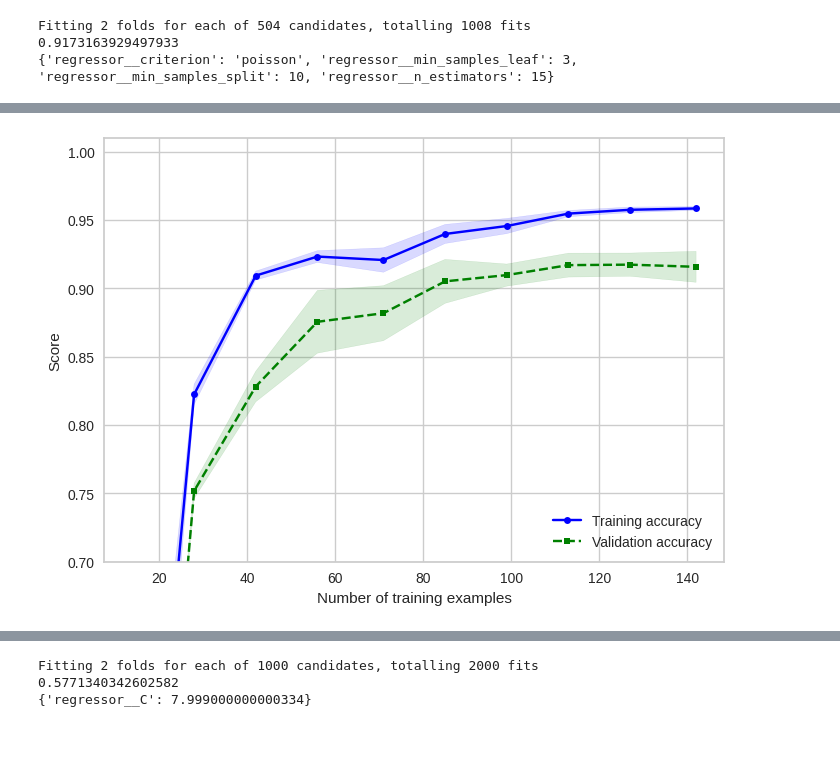
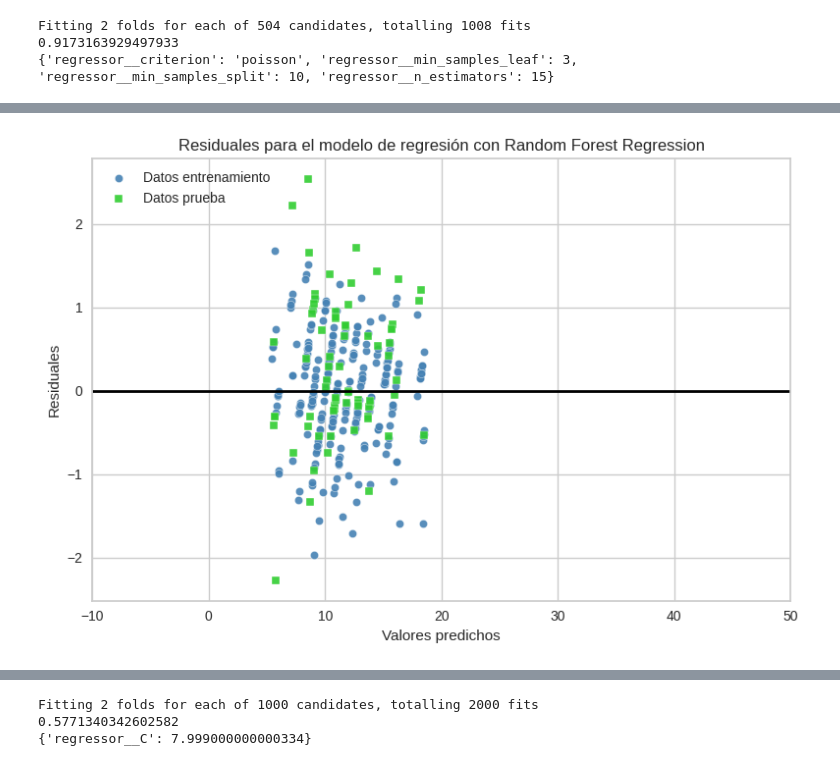
Before and after one commit to DanielaVL/PrediccionRendimientoAcademico, a Jupyter notebook: ModelosML_CursoMatematicas.ipynb, the cells around one changed output, grey strips where cells are left out. Drawn from its saved outputs; the diff is of its cells as text; code cells hidden in the pictures; blank space fills up the shorter version.

```diff
--- a/ModelosML_CursoMatematicas.ipynb
+++ b/ModelosML_CursoMatematicas.ipynb
@@ -577,11 +491,11 @@ Fitting 2 folds for each of 504 candidates, totalling 1008 fits
 0.9173163929497933
 {'regressor__criterion': 'poisson', 'regressor__min_samples_leaf': 3, 'regressor__min_samples_split': 10, 'regressor__n_estimators': 15}
 # %%
-y_pred_train = gs.predict(X_train)
+y_pred_train_rf = gs.predict(X_train)
 
-print(f'R2: {r2_score(y_train, y_pred_train):.4f}')
-print(f'MAE: {mean_absolute_error(y_train, y_pred_train):.4f}')
-print(f'MSE: {mean_squared_error(y_train, y_pred_train):.4f}')
+print(f'R2: {r2_score(y_train, y_pred_train_rf):.4f}')
+print(f'MAE: {mean_absolute_error(y_train, y_pred_train_rf):.4f}')
+print(f'RMSE: {mean_squared_error(y_train, y_pred_train_rf):.4f}')
 # %% [output]
 R2: 0.9646
 MAE: 0.4773
@@ -589,9 +503,9 @@ MSE: 0.3744
 # %%
-y_pred = gs.predict(X_test)
+y_pred_test_rf = gs.predict(X_test)
 
-print(f'R2: {r2_score(y_test, y_pred):.4f}')
-print(f'MAE: {mean_absolute_error(y_test, y_pred):.4f}')
-print(f'MSE: {mean_squared_error(y_test, y_pred):.4f}')
+print(f'R2: {r2_score(y_test, y_pred_test_rf):.4f}')
+print(f'MAE: {mean_absolute_error(y_test, y_pred_test_rf):.4f}')
+print(f'RMSE: {mean_squared_error(y_test, y_pred_test_rf):.4f}')
 # %% [output]
 R2: 0.9198
 MAE: 0.6778
@@ -626,44 +513,4 @@ plt.show()
-# %%
-rf_regressor = gs.best_estimator_
-
-train_sizes, train_scores, test_scores =\
- learning_curve(estimator=rf_regressor,
- X=X_train,
- y=y_train,
- train_sizes=np.linspace(
- 0.1, 1.0, 10),
- cv=cv_value,
- n_jobs=1,)
-
-train_mean = np.mean(train_scores, axis=1)
-train_std = np.std(train_scores, axis=1)
-test_mean = np.mean(test_scores, axis=1)
-test_std = np.std(test_scores, axis=1)
-
-
-plt.plot(
-    train_sizes, train_mean,
-    color='blue', marker='o',
-    markersize=5, label='Training accuracy')
-
-plt.fill_between(train_sizes,
-                 train_mean + train_std,
-                 train_mean - train_std,
-                 alpha=0.15, color='blue')
-plt.plot(train_sizes, test_mean,
-         color='green', linestyle='--',
-         marker='s', markersize=5,
-         label='Validation accuracy')
-
-plt.fill_between(train_sizes,
-                 test_mean + test_std,
-                 test_mean - test_std,
-                 alpha=0.15, color='green')
-plt.grid(True)
-plt.xlabel('Number of training examples')
-plt.ylabel('Score')
-plt.legend(loc='lower right')
-plt.ylim([0.0, 1.01])
-plt.show()
-# %% [output]
-[figure, removed]
+# %%
+plot_residuals(y_pred_train_rf, y_train, y_pred_test_rf, y_test, "Residuales para el modelo de regresión con Random Forest Regression")
+# %% [output]
+[figure, added]
```
Also changed, not shown: parts of 53 cells of this notebook.
